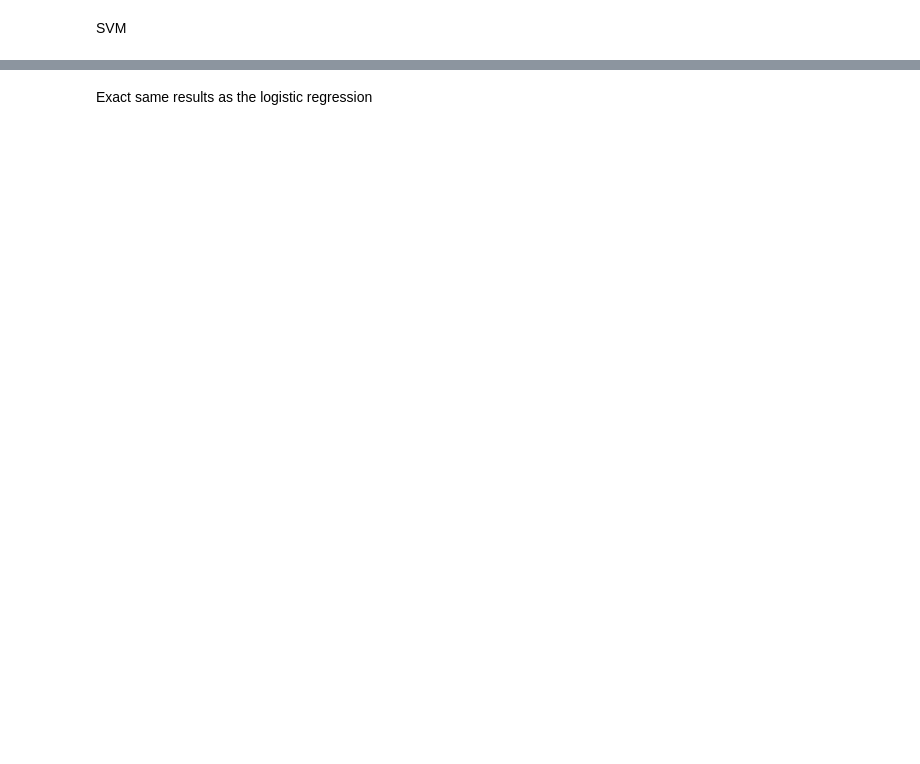
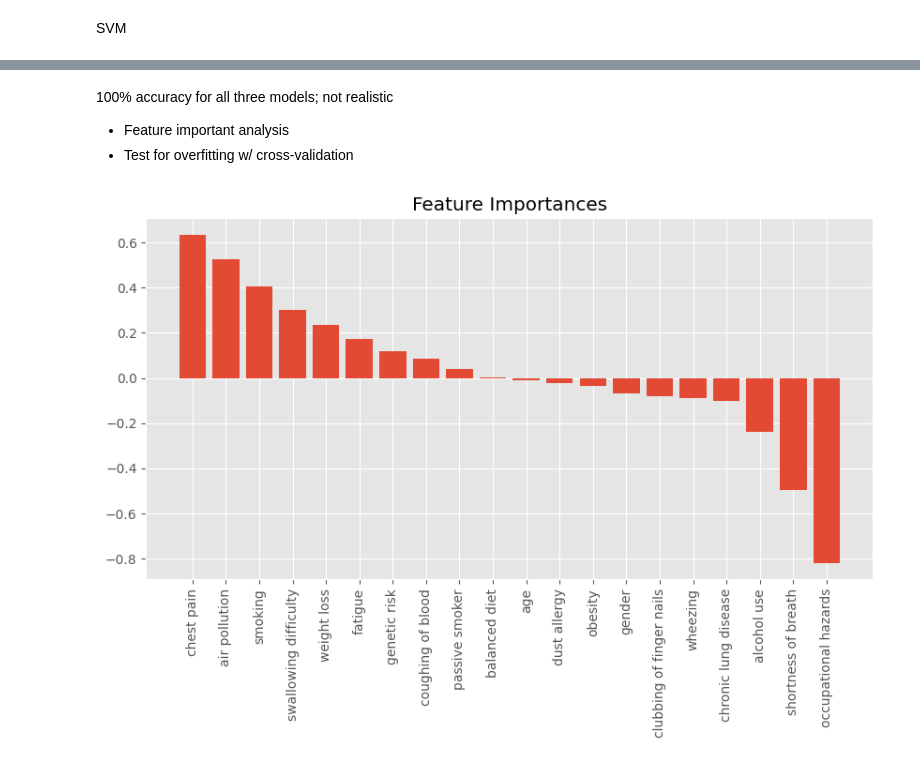
Before and after one commit to andre0422/Lung-Cancer-prediction, a Jupyter notebook: Script1 - Data_Manipulation.ipynb, the cells around one changed output, grey strips where cells are left out. Drawn from its saved outputs; the diff is of its cells as text; code cells hidden in the pictures; blank space fills up the shorter version.

```diff
--- a/Script1 - Data_Manipulation.ipynb
+++ b/Script1 - Data_Manipulation.ipynb
@@ -422,18 +266,18 @@ testing decision trees
 from sklearn import tree
 
 tree_classifier = tree.DecisionTreeClassifier()
-tree_classifier.fit(train_prepared, dataset_labels)
+tree_classifier.fit(x_train_set, y_train_set)
 
-tree_class = tree_classifier.predict(sample_data_prepped)
+tree_class = tree_classifier.predict(x_test_set)
 
 print("Predictions: ", tree_class)
-print("Labels: ", list(sample_labels))
+print("Labels: ", list(y_test_set))
 
-accuracy = accuracy_score(sample_labels, tree_class)
+accuracy = accuracy_score(y_test_set, tree_class)
 
 print("Accuracy: ", accuracy)
 
-conf_matrix = confusion_matrix(sample_labels, tree_class)
+conf_matrix = confusion_matrix(y_test_set, tree_class)
 print("confusion matrix: ")
 print(conf_matrix)
 
@@ -455,5 +299,5 @@ print("Average Sensitivity: ", avg_sensitivity)
 print("Average Specificity: ", avg_specificity)
 
 target_names = ["Class 0", "Class 1", "Class 2"]
-print(classification_report(sample_labels, tree_class, target_names=target_names))
+print(classification_report(y_test_set, tree_class, target_names=target_names))
 # %% [output]
@@ -484,23 +324,23 @@ SVM
 from sklearn import svm
 
 svm_class = svm.SVC()
-svm_class.fit(train_prepared, dataset_labels)
+svm_class.fit(x_train_set, y_train_set)
 
-svm_test = svm_class.predict(sample_data_prepped)
+svm_test = svm_class.predict(x_test_set)
 
 print("Predictions: ", svm_test)
-print("Labels: ", list(sample_labels))
+print("Labels: ", list(y_test_set))
 
-accuracy = accuracy_score(sample_labels, svm_test)
+accuracy = accuracy_score(y_test_set, svm_test)
 
 print("Predictions: ", tree_class)
-print("Labels: ", list(sample_labels))
+print("Labels: ", list(y_test_set))
 
-accuracy = accuracy_score(sample_labels, svm_test)
+accuracy = accuracy_score(y_test_set, svm_test)
 
 print("Accuracy: ", accuracy)
 
-conf_matrix = confusion_matrix(sample_labels, svm_test)
+conf_matrix = confusion_matrix(y_test_set, svm_test)
 print("confusion matrix: ")
 print(conf_matrix)
 
@@ -522,5 +362,5 @@ print("Average Sensitivity: ", avg_sensitivity)
 print("Average Specificity: ", avg_specificity)
 
 target_names = ["Class 0", "Class 1", "Class 2"]
-print(classification_report(sample_labels, svm_test, target_names=target_names))
+print(classification_report(y_test_set, svm_test, target_names=target_names))
 # %% [output]
@@ -547,2 +384,21 @@ weighted avg       0.25      0.50      0.33        20
-# %% [markdown]
-Exact same results as the logistic regression
+# %% [markdown]
+100% accuracy for all three models; not realistic
+
+- Feature important analysis
+- Test for overfitting w/ cross-validation
+# %%
+def plot_feature_importances(model, feature_names):
+    coefs = model.coef_[0]
+    sorted_indices = np.argsort(coefs)[::-1]
+    sorted_coefs = coefs[sorted_indices]
+    sorted_features = [feature_names[i] for i in sorted_indices]
+
+    plt.figure(figsize=(10, 5))
+    plt.title("Feature Importances")
+    plt.bar(range(len(coefs)), sorted_coefs)
+    plt.xticks(range(len(coefs)), sorted_features, rotation=90)
+    plt.show()
+# %%
+plot_feature_importances(log_reg, features)
+# %% [output]
+[figure, added]
```
Also changed, not shown: parts of 50 cells of this notebook.
